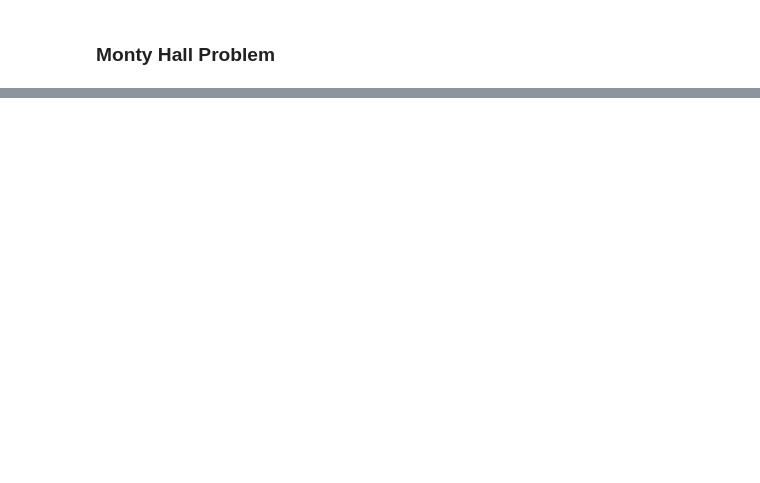
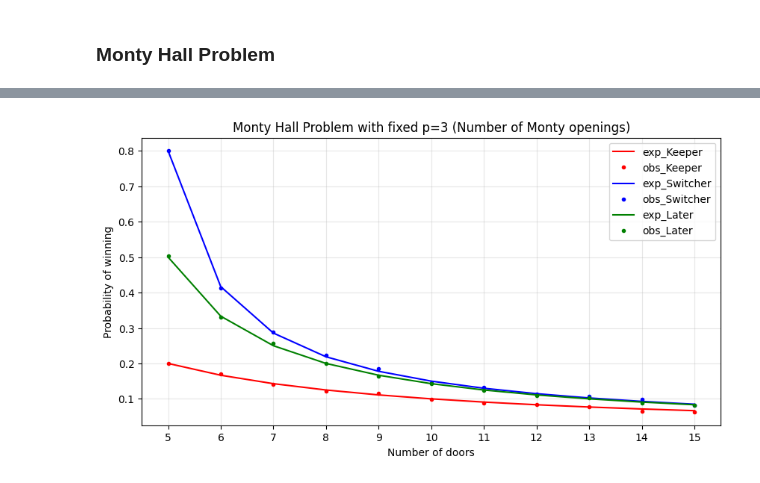
Before and after one commit to EmanuelaMenditto/astrostatistics_bicocca_2025, a Jupyter notebook: working/L02_MontyHallProblem.ipynb, the cells around one changed output, grey strips where cells are left out. Cells and saved outputs as stored; diff of their text form; code cells hidden in the pictures; blank space fills up the shorter version.

```diff
--- a/working/L02_MontyHallProblem.ipynb
+++ b/working/L02_MontyHallProblem.ipynb
@@ -220,3 +313,25 @@ Monty Hall Problem with fixed N=10 (Number of doors):
+# %%
+vec_N = np.arange(5, 16)
+vec_keeper_Pwins = 1/vec_N
+vec_switcher_Pwins = (1/(vec_N))*((vec_N-1)/(vec_N-p-1))
+vec_later_Pwins = 1/(vec_N-p)
+# %%
+plt.figure(figsize=(10, 5))
+plt.plot(vec_N, vec_keeper_Pwins, "-r", label="exp_Keeper")
+plt.plot(vec_N, vec_keeper, ".r", label="obs_Keeper")
+plt.plot(vec_N, vec_switcher_Pwins, "-b", label="exp_Switcher")
+plt.plot(vec_N, vec_switcher, ".b", label="obs_Switcher")
+plt.plot(vec_N, vec_later_Pwins, "-g", label="exp_Later")
+plt.plot(vec_N, vec_later, ".g", label="obs_Later")
+plt.legend()
+plt.xticks(vec_N)
+plt.xlabel("Number of doors")
+plt.ylabel("Probability of winning")
+plt.title(f'Monty Hall Problem with fixed p={p} (Number of Monty openings)')
+plt.grid(alpha=0.3)
+plt.show()
+# %% [output]
+[figure, added]
 # %%
 new_vec_keeper = []
 new_vec_switcher = []
```
Also changed, not shown: parts of 23 cells of this notebook.
